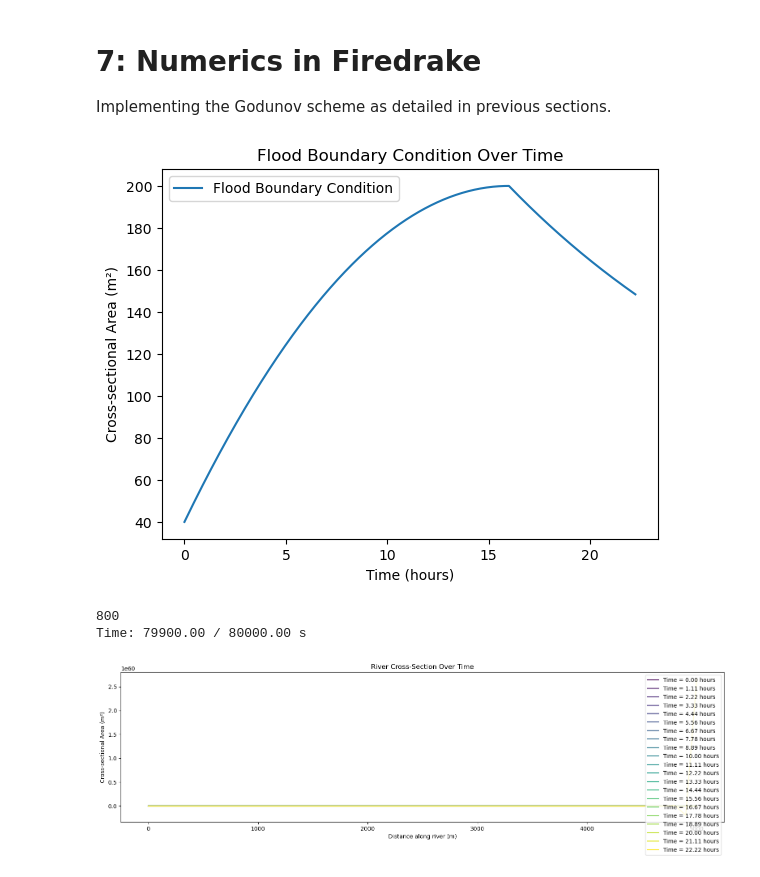
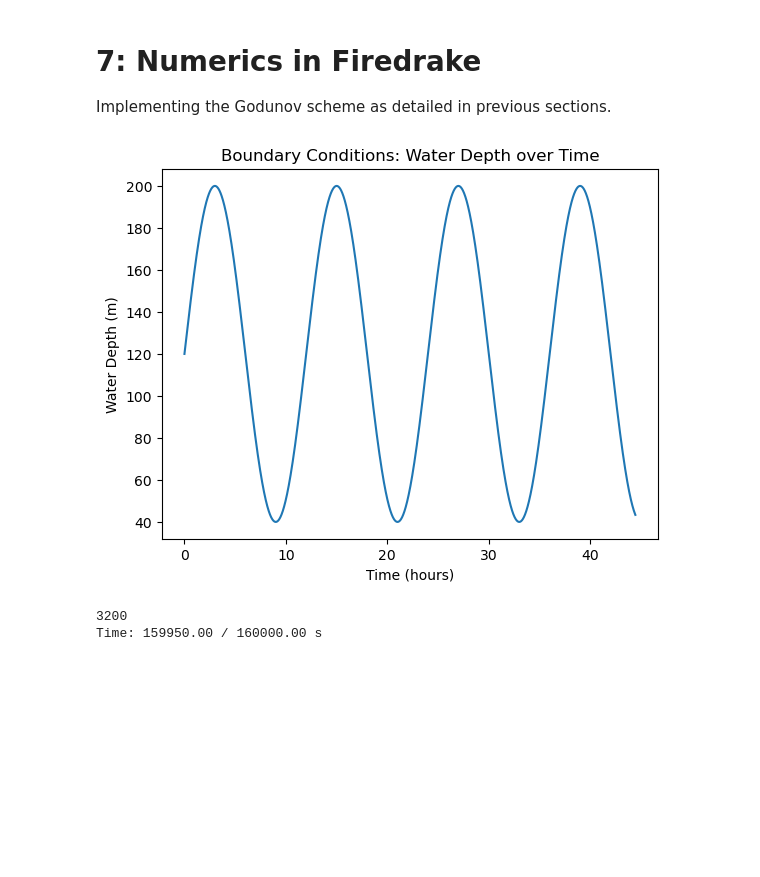
Before and after one commit to obokhove/FDnumerics2526, a Jupyter notebook: Alex_Carey/Exercise 2/2.ipynb, the cells around one changed output. Saved outputs shown, nothing was run; the diff lists cells and outputs as text; code cells hidden in the pictures; blank space fills up the shorter version.

```diff
--- a/Alex_Carey/Exercise 2/2.ipynb
+++ b/Alex_Carey/Exercise 2/2.ipynb
@@ -169,7 +240,11 @@ def constant_ic(river: River) -> InitialConditions:
     w: list[float] = [river.w0 for _ in range(river.nx)]
     positions: list[float] = river.x.copy()
     return InitialConditions(A, w, positions)
-
+def zero_ic(river: River) -> InitialConditions:
+    A: list[float] = [0.0 for _ in range(river.nx)]
+    w: list[float] = [river.w0 for _ in range(river.nx)]
+    positions: list[float] = river.x.copy()
+    return InitialConditions(A, w, positions)
 # Define boundary conditions for constant area and width at the upstream end
 def constant_bc(river: River, times: list[float], h: Optional[float] = None, w: Optional[float] = None) -> BoundaryConditions:
     if w is not None:
@@ -201,41 +276,48 @@ def flood_bc(river: River, times: list[float], flood_multiple: float, verbosity:
     for i in range(len(A)):
         A[i] = A[i] + flood_profile[i]
 
+    result = BoundaryConditions(w, A, times)
+
     if verbosity > 0:
         # Plot
-        import matplotlib.pyplot as plt
+        result.plot()
 
-        times_hours = [t / 3600 for t in times]  # Convert seconds to hours for plotting
-        plt.figure()
-        plt.plot(times_hours, A, label='Flood Boundary Condition')
-        plt.xlabel('Time (hours)')
-        plt.ylabel('Cross-sectional Area (m²)')
-        plt.title('Flood Boundary Condition Over Time')
-        plt.legend()
-        plt.show()
+    return result
 
+def periodic_bc(river: River, times: list, period: float, amplitude: float) -> BoundaryConditions:
+    w0 = river.w0
+    A0 = w0 * river.h0
+
+    A: list[float] = [A0 + amplitude + amplitude * math.sin(2 * math.pi * t / period) for t in times]
+    # Check all of A are floats
+    if not all(isinstance(a, float) for a in A):
+        raise ValueError("All values in A must be floats.")
+    w: list[float] = [w0 for _ in times]
     return BoundaryConditions(w, A, times)
 # %%
 
 L = 5000
 W0 = 40
 H0 = 1
-dt = 100
-t_final = 80000.0
+dt = 50
+t_final = 160000.0
 river = River(H0, W0, L)
 river.build_grid(nx=51)
 ic: InitialConditions = constant_ic(river)
+# ic: InitialConditions = zero_ic(river)
 # bc = constant_bc(river, times=[np.linspace(0, t_final, num=2).tolist()], h = 6)
-bc: BoundaryConditions = flood_bc(river, times=np.linspace(0, t_final, int(t_final/dt)).tolist(), flood_multiple=4, verbosity=1)
+# bc: BoundaryConditions = flood_bc(river, times=np.linspace(0, t_final, int(t_final/dt)).tolist(), flood_multiple=4)
+bc: BoundaryConditions = periodic_bc(river, times=np.linspace(0, t_final, int(t_final/dt)).tolist(), period=3600*12, amplitude=river.h0*river.w0*2)
+bc.plot()
 print(len(bc.h))
+
+# for i in range(570, 601):
+#     print(f'Boundary Condition at time index {i} (time={bc.times[i]}s): h = {bc.h[i]} m, w = {bc.w[i]} m')
 
 solver = GodunovSolver()
 solution = solver.solve(river, bc, ic, t_final=t_final, dt=dt)
-
-solution.plot()
 # %% [output]
-[figure, old version]
+[figure, new version]
-800
-Time: 79900.00 / 80000.00 s
+3200
+Time: 159950.00 / 160000.00 s
-[figure, removed]
 # %%
```
Also changed, not shown: parts of 5 cells of this notebook.
